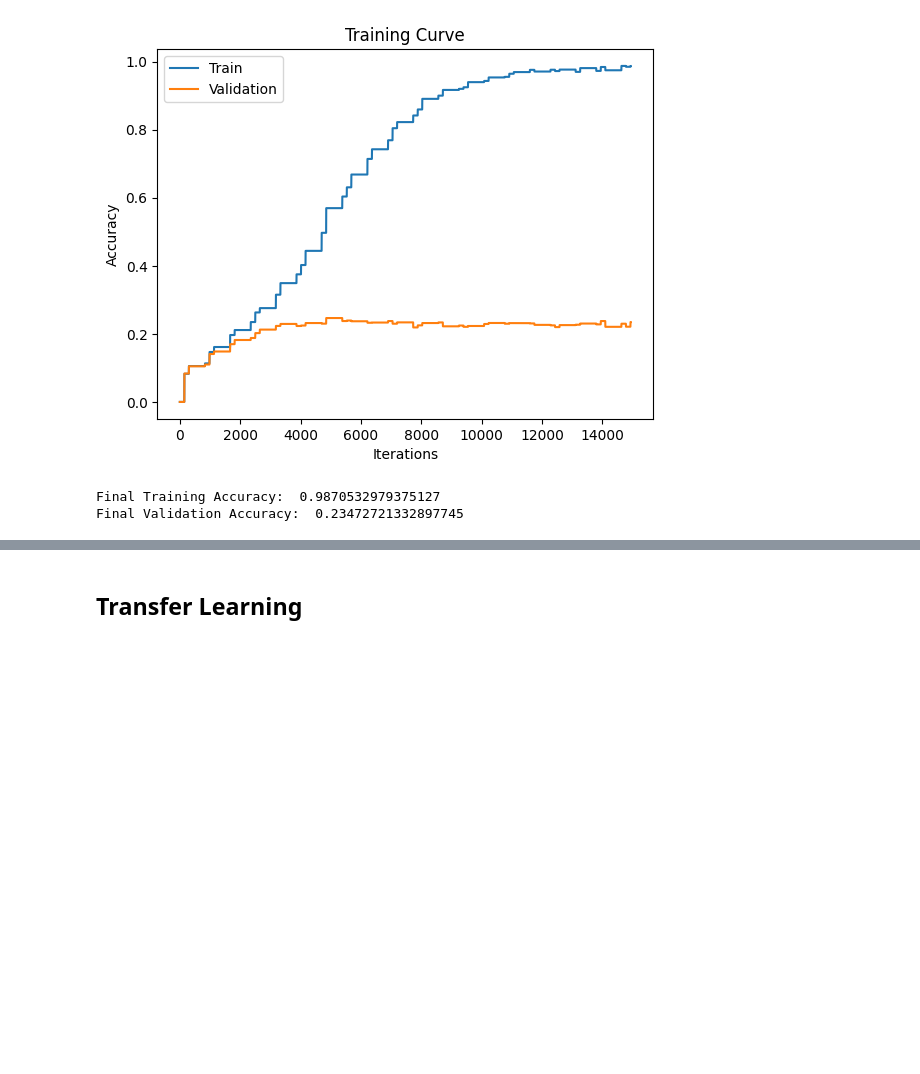
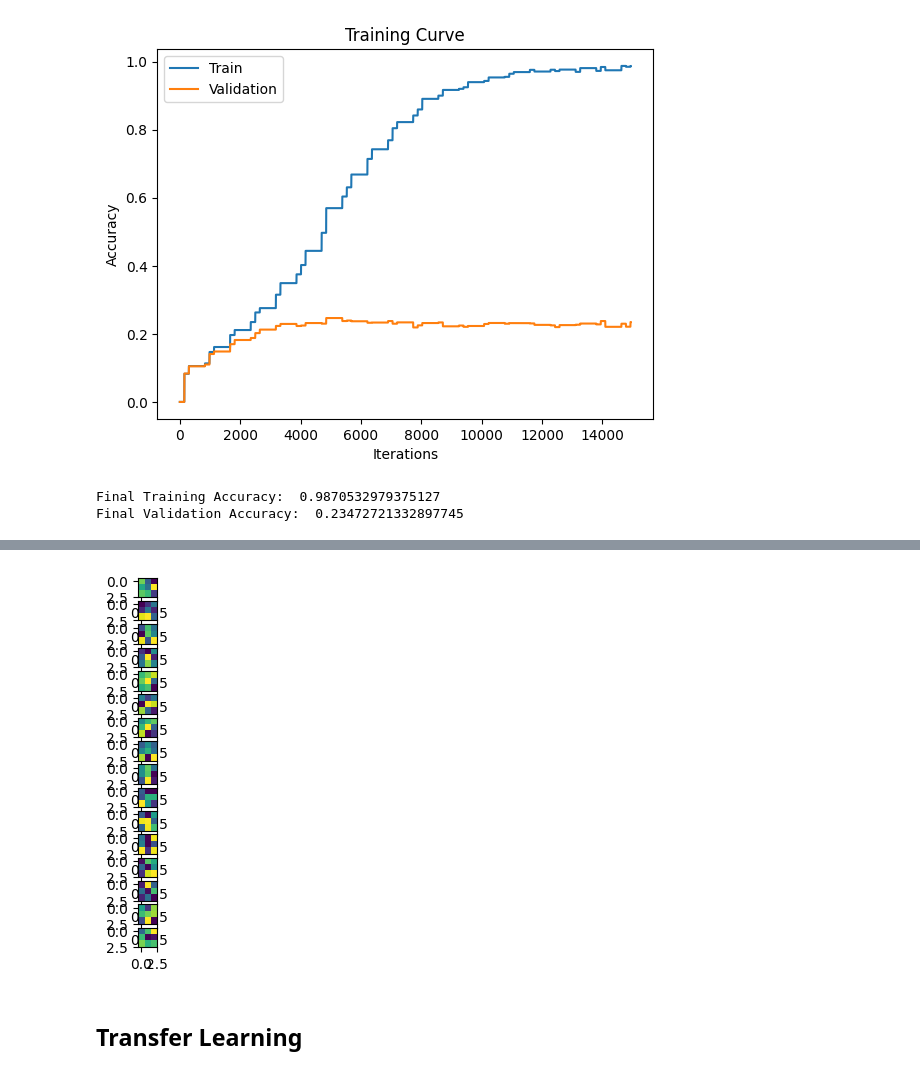
Before and after one commit to 123ned123/APS360, a Jupyter notebook: Tuts/tut3/Tut3_Transfer_Learning.ipynb, the cells around one changed output, grey strips where cells are left out. Drawn from its saved outputs; the diff is of its cells as text; code cells hidden in the pictures; blank space fills up the shorter version.

```diff
--- a/Tuts/tut3/Tut3_Transfer_Learning.ipynb
+++ b/Tuts/tut3/Tut3_Transfer_Learning.ipynb
@@ -480,0 +483,9 @@ Final Validation Accuracy:  0.23472721332897745
+# %%
+import matplotlib.pyplot as plt
+
+device = torch.device("cuda:0" if torch.cuda.is_available() else "cpu")
+model = CNNModel().to(device)
+# Visualize conv1 kernels (i,e filter)
+kernels = model.conv1.weight.data.cpu()
+
+print(kernels.shape)
@@ -480,0 +494,6 @@ Final Validation Accuracy:  0.23472721332897745
+# %%
+# this line is required if using GPU
+kernels = kernels.cpu()
+
+# display first kernel
+print(kernels[0], len(kernels))
@@ -481,3 +512,9 @@ Final Validation Accuracy:  0.23472721332897745
+# %%
+fig, axarr = plt.subplots(kernels.size(0))
+for idx in range(kernels.size(0)):
+    axarr[idx].imshow(kernels[idx][0])
+# %% [output]
+[figure, added]
 # %% [markdown]
 ## Transfer Learning
 # %%
```
Also changed, not shown: parts of 12 cells of this notebook.
